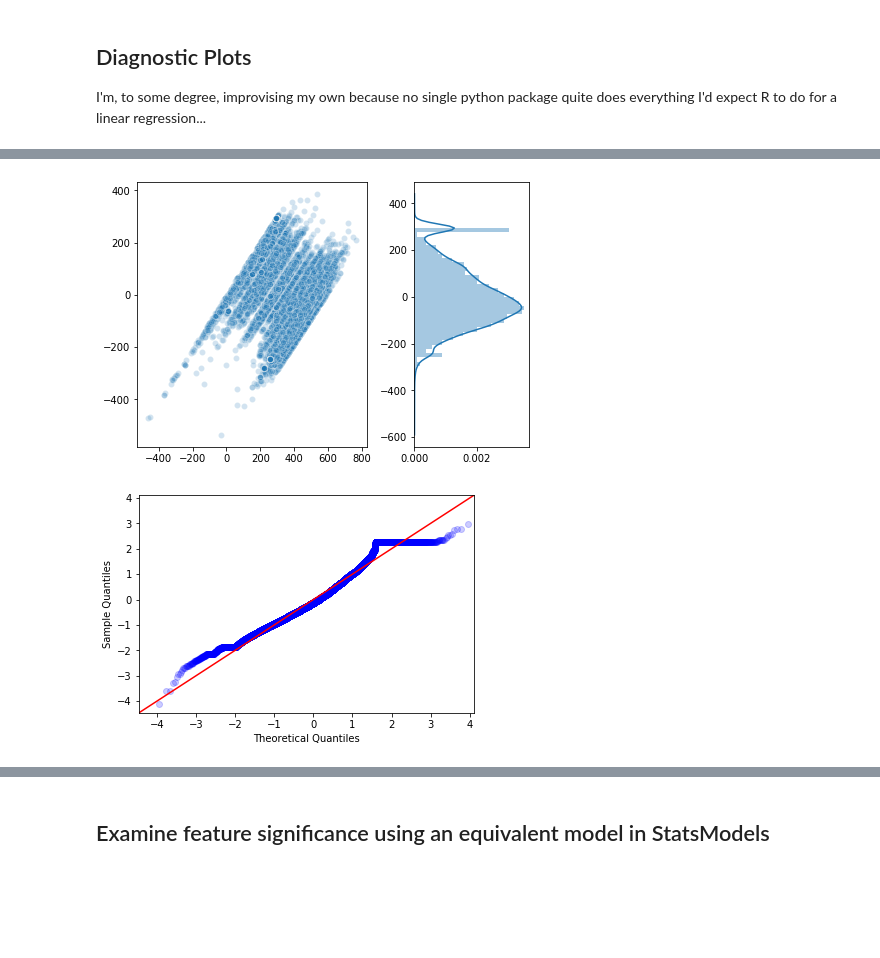
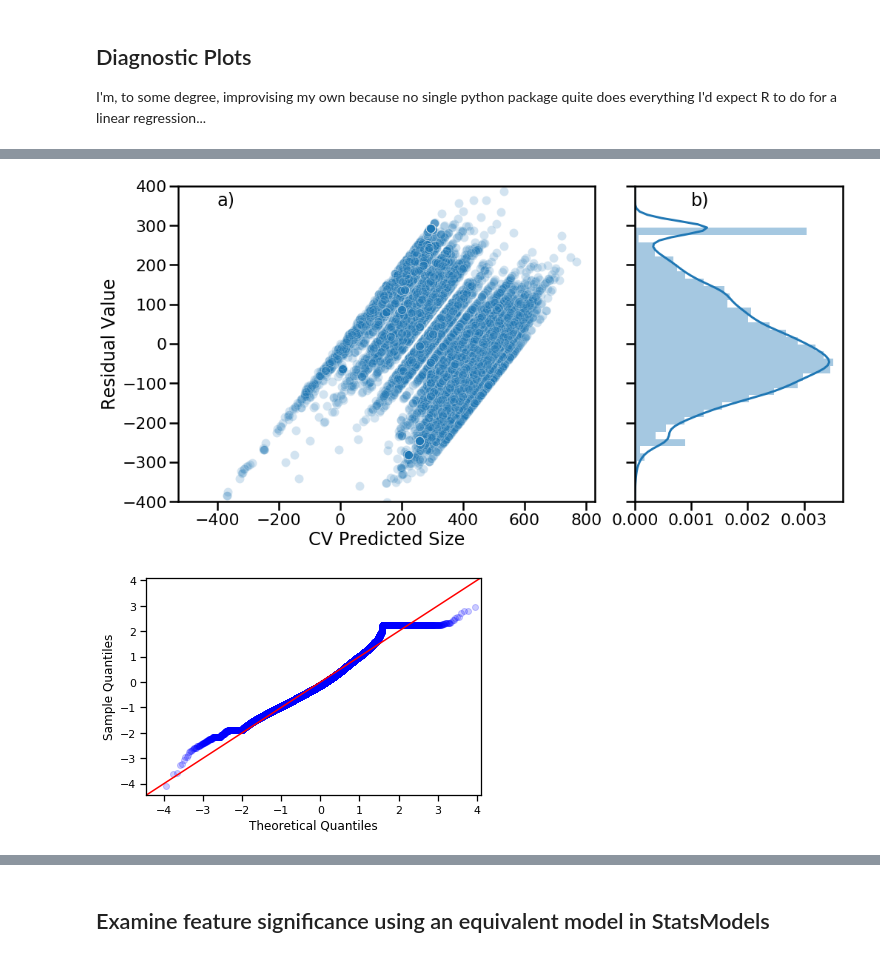
Before and after one commit to MartinChrisWood/news_crow, a Jupyter notebook: 07_ML_predict_size_kmeans.ipynb, the cells around one changed output, grey strips where cells are left out. Saved outputs shown, nothing was run; the diff lists cells and outputs as text; code cells hidden in the pictures; blank space fills up the shorter version.

```diff
--- a/07_ML_predict_size_kmeans.ipynb
+++ b/07_ML_predict_size_kmeans.ipynb
@@ -252,6 +252,8 @@ coef_table['abs_value'].hist(bins=30)
 # %% [markdown]
 ## Diagnostic Plots
 I'm, to some degree, improvising my own because no single python package quite does everything I'd expect R to do for a linear regression...
+# %%
+sns.set_context("poster")
 # %%
 train_df = pd.DataFrame({"Training True Size": y_train,
                          "CV Predicted Size": y_pred})
@@ -290,35 +291,35 @@ plt.savefig("outputs/RSS_kmeans_LR_predicted.png")
 # %%
 def help_plot_residuals(fitted_model, X, y):
     """
     Utility function:  Plot residual values for a given model
     and features + predictions
     """
     predicted = fitted_model.predict(X)
     residuals = predicted - y
 
-    f = plt.figure(figsize=(8, 5), constrained_layout=True)
+    f = plt.figure(figsize=(14, 7), constrained_layout=True)
     gs = f.add_gridspec(3, 3)
     f_ax0 = f.add_subplot(gs[:, :-1])
     f_ax1 = f.add_subplot(gs[:, -1])
 
     # Residuals vs predicted
     sns.scatterplot(x=predicted, y=residuals, alpha=0.2, ax=f_ax0)
     f_ax0.set_xlabel("CV Predicted Size")
     f_ax0.set_ylabel("Residual Value")
     f_ax0.set_ylim((-400, 400))
-    f_ax0.text(0, 350, "a)")
+    f_ax0.text(-400, 350, "a)")
 
     # Hist of residuals
     sns.distplot(a=residuals, hist=True, vertical=True, ax=f_ax1)
     f_ax1.set_ylim((-400, 400))
     f_ax1.set_yticklabels([])
     f_ax1.text(0.001, 350, "b)")
 
 help_plot_residuals(clf.best_estimator_, X_train, y_train)
 
 plt.savefig("outputs/RSS_kmeans_LR_residual.png")
 # %% [output]
-[figure, old version]
+[figure, new version]
 # %%
 # Fit a traditional Linear Regression Model so that we can examine the p-values and r2 values
 # of different features
@@ -327,6 +328,7 @@ import scipy.stats as stats
 import statsmodels.api as sm
 from patsy import dmatrices
 # %%
+sns.set_context("notebook")
 # Q-Q plot to gauge suitability of normality assumption
 res = clf.best_estimator_.predict(X_train) - y_train
 
@@ -334,7 +336,7 @@ fig = sm.qqplot(res, stats.t, fit=True, line='45', alpha=0.2)
 plt.savefig("outputs/RSS_kmeans_LR_QQ.png")
 plt.show()
 # %% [output]
-[figure, old version]
+[figure, new version]
 # %%
 # Q-Q plot to gauge suitability of normality assumption
 res = clf.best_estimator_.predict(X_train) - y_train
```
Also changed, not shown: parts of 2 cells of this notebook, 50 other files.
